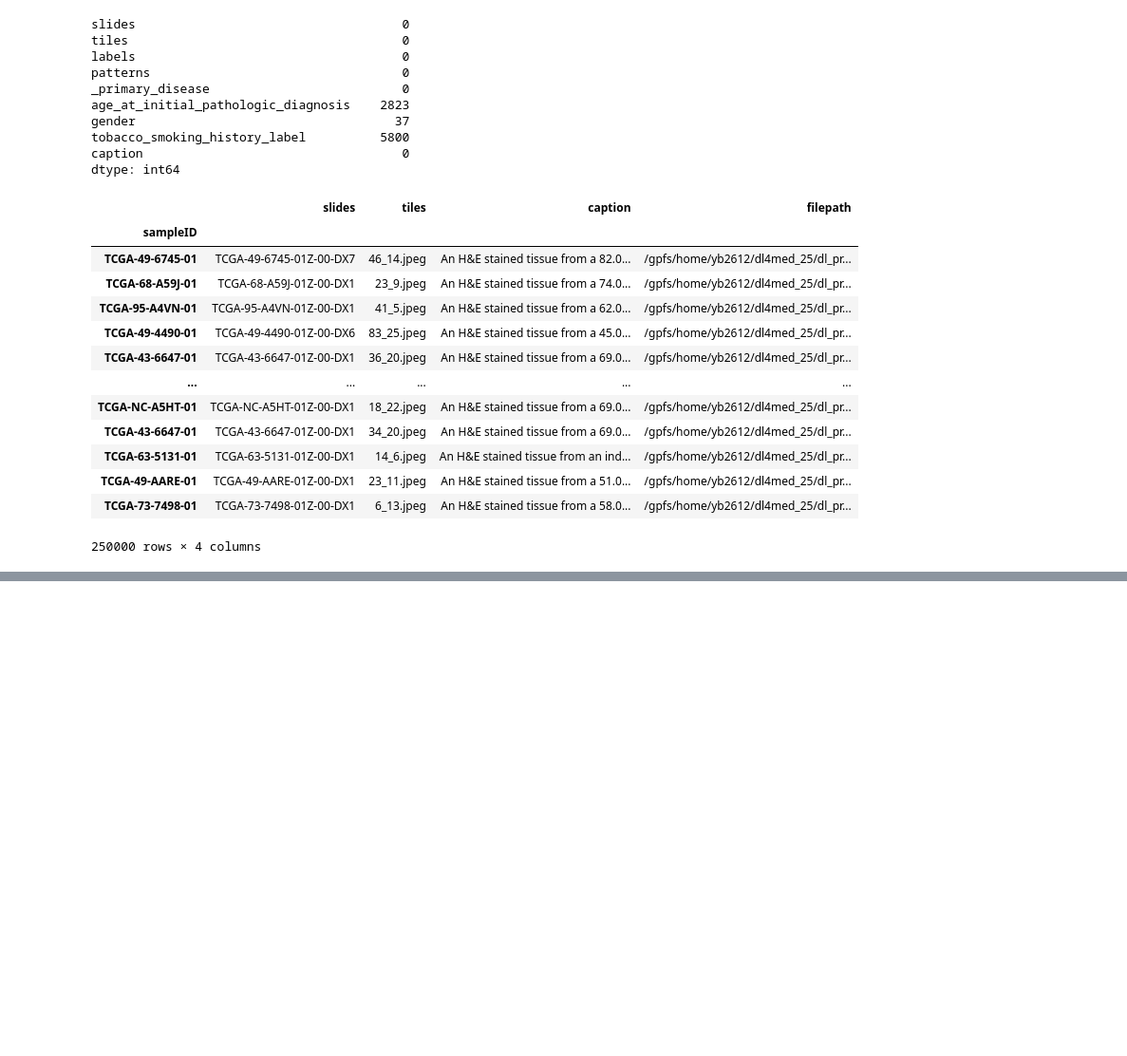
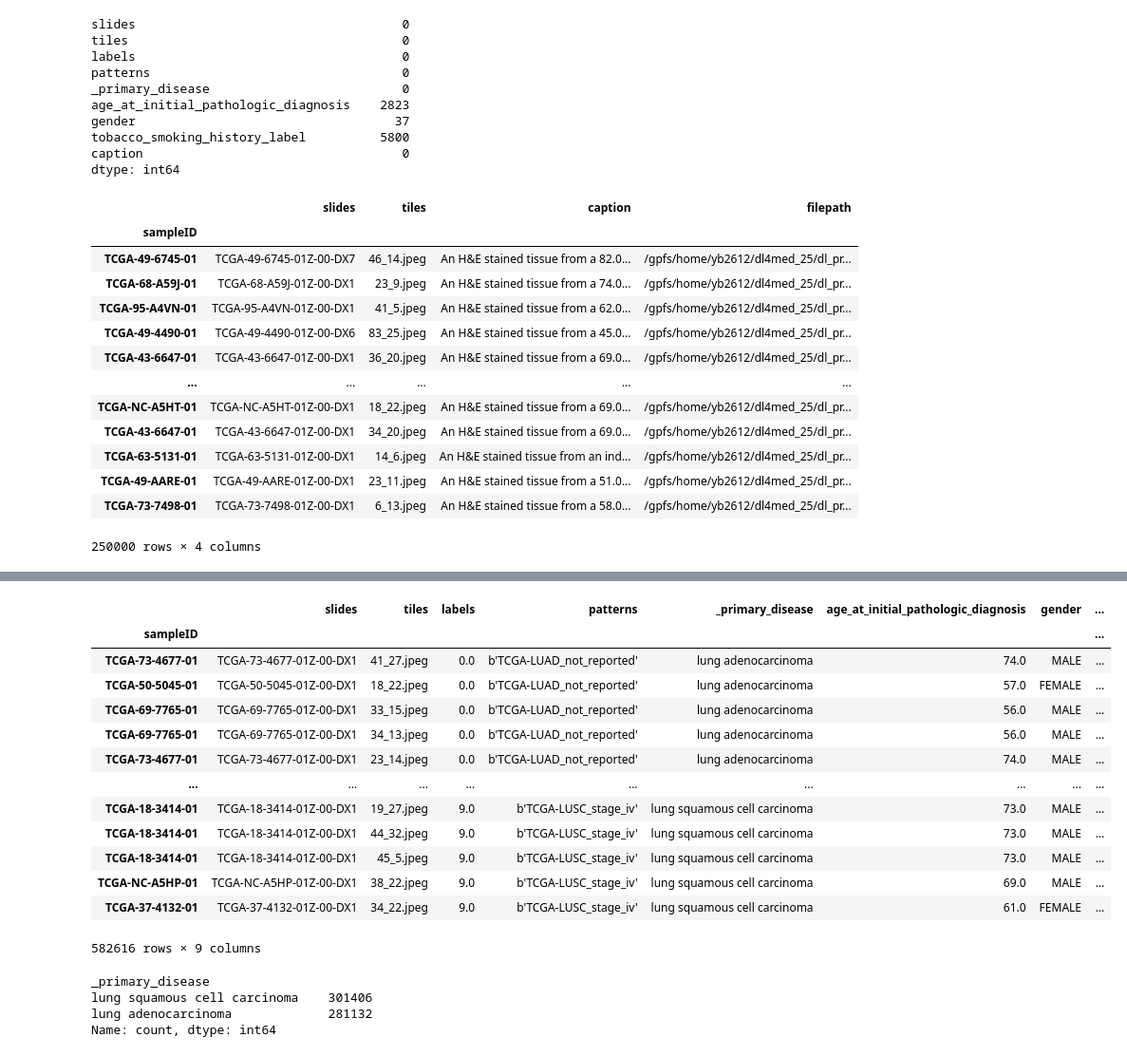
Before and after one commit to yumibriones/HPL-Modified, a Jupyter notebook: notebooks/generate_image_captions.ipynb, the cells around one changed output, grey strips where cells are left out. Shown at 95% size. Saved outputs shown, nothing was run; the diff lists cells and outputs as text; code cells hidden in the pictures; blank space fills up the shorter version.

```diff
--- a/notebooks/generate_image_captions.ipynb
+++ b/notebooks/generate_image_captions.ipynb
@@ -417,0 +422,30 @@ lung_images_captions[['filepath', 'caption']].to_csv("/gpfs/home/yb2612/dl4med_2
+# %%
+import h5py
+import pandas as pd
+
+file_path = "/gpfs/home/yb2612/dl4med_25/dl_project/data/scratch_data/hdf5_TCGAFFPE_LUADLUSC_5x_60pc_he_train-002.h5"
+
+with h5py.File(file_path, 'r') as f:
+    # Extract and decode string datasets
+    tiles = [t.decode('utf-8') for t in f['train_tiles'][:]]
+    slides = [s.decode('utf-8') for s in f['train_slides'][:]]
+
+    # Extract numeric arrays
+    labels = f['train_labels'][:]
+    patterns = f['train_patterns'][:]
+
+    # Create DataFrame
+    lung_h5 = pd.DataFrame({
+        'slides': slides,
+        'tiles': tiles,
+        'labels': labels,
+        'patterns': patterns
+    })
+
+    # Add sampleID column (first 15 chars of full_slideID)
+    lung_h5['sampleID'] = lung_h5['slides'].str[:15]
+
+    # Set sampleID as index
+    lung_h5.set_index('sampleID', inplace=True)
+
+lung_h5
@@ -417,0 +467,27 @@ lung_images_captions[['filepath', 'caption']].to_csv("/gpfs/home/yb2612/dl4med_2
+# %%
+# join dfs
+lung_images_clinical_captions = lung_h5.merge(lung_clinical_captions, left_index=True, right_index=True, how='left')
+lung_images_clinical_captions
+# %% [output]
+|  | slides | tiles | labels | patterns | _primary_disease | age_at_initial_pathologic_diagnosis | gender | ... |
+| sampleID |  |  |  |  |  |  |  | ... |
+| TCGA-73-4677-01 | TCGA-73-4677-01Z-00-DX1 | 41_27.jpeg | 0.0 | b'TCGA-LUAD_not_reported' | lung adenocarcinoma | 74.0 | MALE | ... |
+| TCGA-50-5045-01 | TCGA-50-5045-01Z-00-DX1 | 18_22.jpeg | 0.0 | b'TCGA-LUAD_not_reported' | lung adenocarcinoma | 57.0 | FEMALE | ... |
+| TCGA-69-7765-01 | TCGA-69-7765-01Z-00-DX1 | 33_15.jpeg | 0.0 | b'TCGA-LUAD_not_reported' | lung adenocarcinoma | 56.0 | MALE | ... |
+| TCGA-69-7765-01 | TCGA-69-7765-01Z-00-DX1 | 34_13.jpeg | 0.0 | b'TCGA-LUAD_not_reported' | lung adenocarcinoma | 56.0 | MALE | ... |
+| TCGA-73-4677-01 | TCGA-73-4677-01Z-00-DX1 | 23_14.jpeg | 0.0 | b'TCGA-LUAD_not_reported' | lung adenocarcinoma | 74.0 | MALE | ... |
+| ... | ... | ... | ... | ... | ... | ... | ... | ... |
+| TCGA-18-3414-01 | TCGA-18-3414-01Z-00-DX1 | 19_27.jpeg | 9.0 | b'TCGA-LUSC_stage_iv' | lung squamous cell carcinoma | 73.0 | MALE | ... |
+| TCGA-18-3414-01 | TCGA-18-3414-01Z-00-DX1 | 44_32.jpeg | 9.0 | b'TCGA-LUSC_stage_iv' | lung squamous cell carcinoma | 73.0 | MALE | ... |
+| TCGA-18-3414-01 | TCGA-18-3414-01Z-00-DX1 | 45_5.jpeg | 9.0 | b'TCGA-LUSC_stage_iv' | lung squamous cell carcinoma | 73.0 | MALE | ... |
+| TCGA-NC-A5HP-01 | TCGA-NC-A5HP-01Z-00-DX1 | 38_22.jpeg | 9.0 | b'TCGA-LUSC_stage_iv' | lung squamous cell carcinoma | 69.0 | MALE | ... |
+| TCGA-37-4132-01 | TCGA-37-4132-01Z-00-DX1 | 34_22.jpeg | 9.0 | b'TCGA-LUSC_stage_iv' | lung squamous cell carcinoma | 61.0 | FEMALE | ... |
+582616 rows × 9 columns
+# %%
+# luad/lusc distribution
+lung_images_clinical_captions['_primary_disease'].value_counts()
+# %% [output]
+_primary_disease
+lung squamous cell carcinoma    301406
+lung adenocarcinoma             281132
+Name: count, dtype: int64
```
Also changed, not shown: parts of 29 cells of this notebook, 8 other files.
